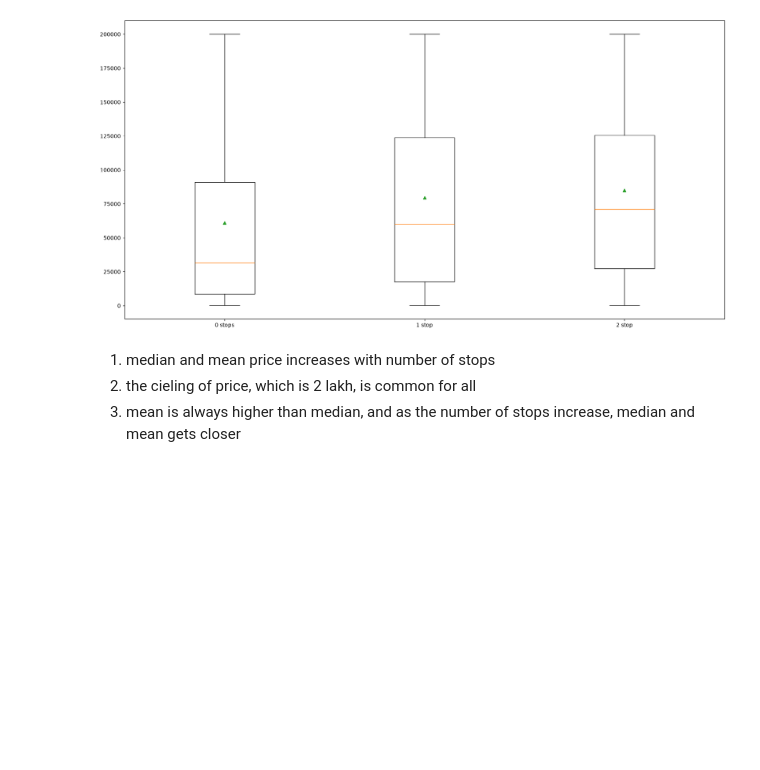
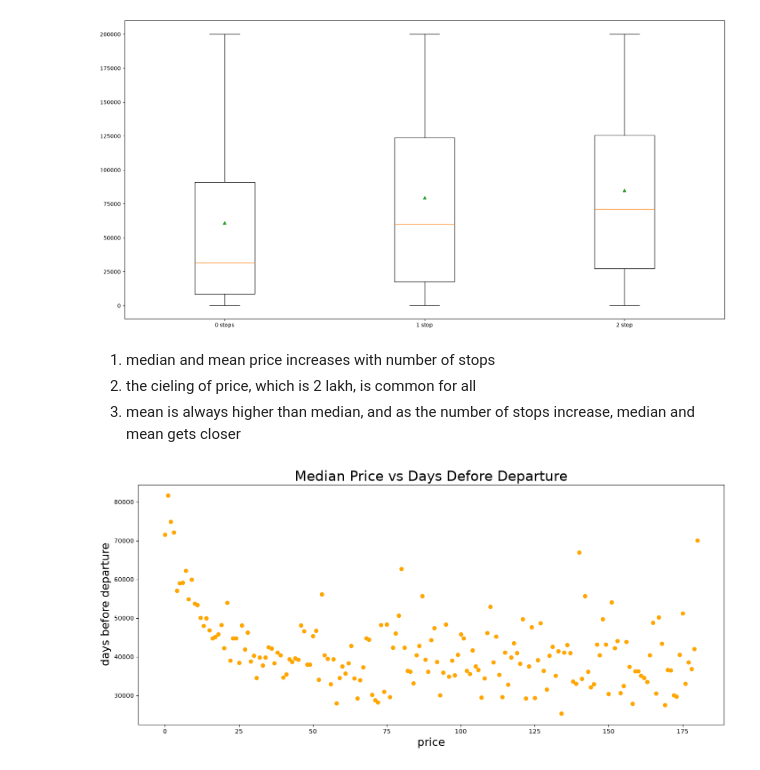
Before and after one commit to Jm-3234/Jithin-M-26BAI1023, a Jupyter notebook: Data science and visualisation.ipynb, the cells around one changed output. Saved outputs shown, nothing was run; the diff lists cells and outputs as text; code cells hidden in the pictures; blank space fills up the shorter version.

Commit message:
4th plot added

```diff
--- a/Data science and visualisation.ipynb
+++ b/Data science and visualisation.ipynb
@@ -76,3 +79,18 @@ plt.show()
 1) median and mean price increases with number of stops
 2) the cieling of price, which is 2 lakh, is common for all
 3) mean is always higher than median, and as the number of stops increase, median and mean gets closer
+# %%
+# dropping 'days' from 'Days_Before_Departure' and making it numeric
+dbdprice = df_clean.dropna(subset=['Days_Before_Departure','Price'])
+dbdprice['Days_Before_Departure'] = dbdprice['Days_Before_Departure'].astype(str).str.replace('days','',regex=False)
+dbdprice['Days_Before_Departure'] = pd.to_numeric(dbdprice['Days_Before_Departure'], errors='coerce')
+dbdprice_ = dbdprice.groupby('Days_Before_Departure')['Price'].median().reset_index()
+# plotting line plot of days before departure and price
+plt.figure(figsize=(17,7))
+plt.scatter(dbdprice_['Days_Before_Departure'],dbdprice_['Price'], color='orange')
+plt.title('Median Price vs Days Defore Departure', fontsize=22)
+plt.xlabel('price', fontsize=18)
+plt.ylabel('days before departure', fontsize=18)
+plt.show()
+# %% [output]
+[figure, added]
```
Also changed, not shown: parts of 3 cells of this notebook.
